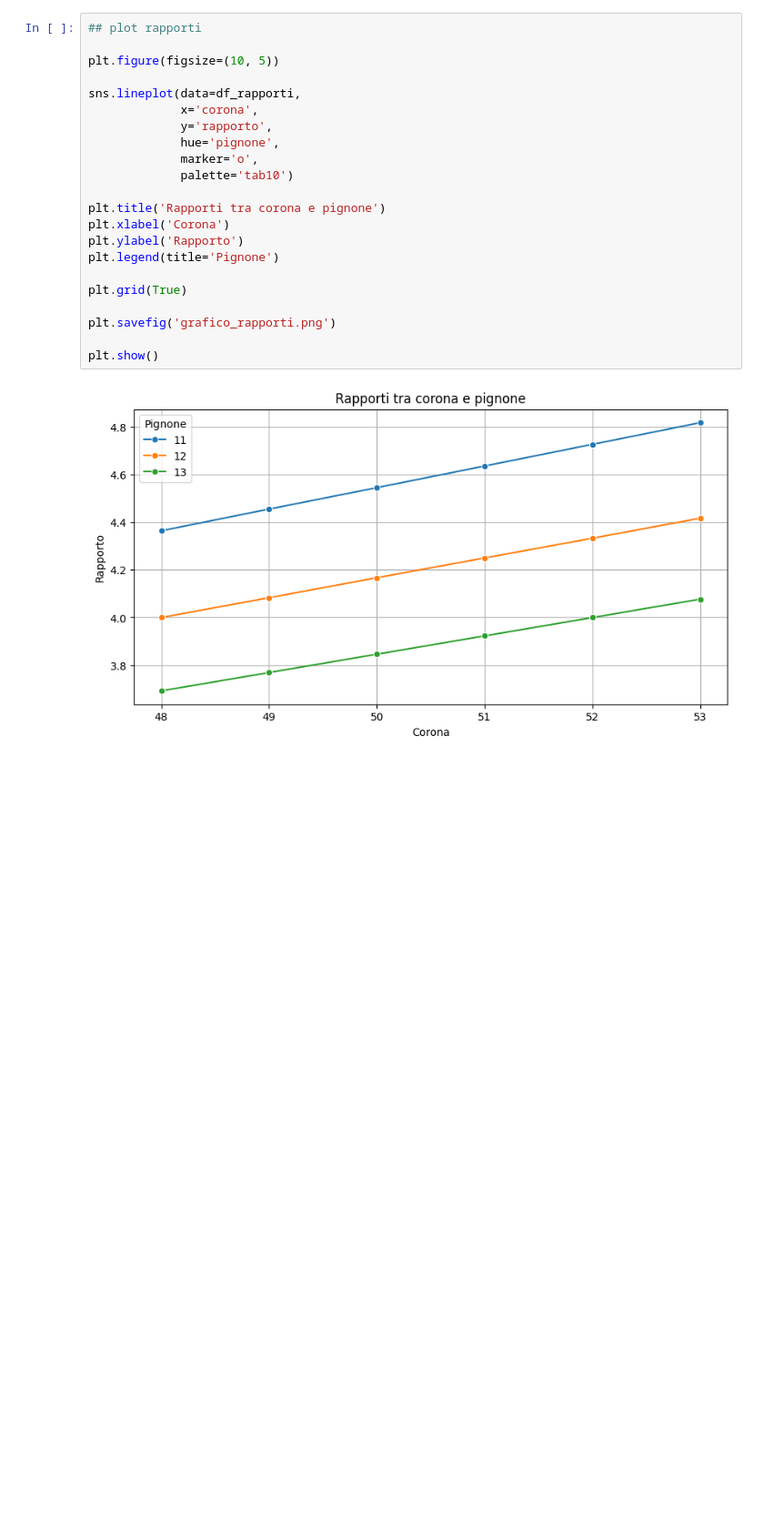
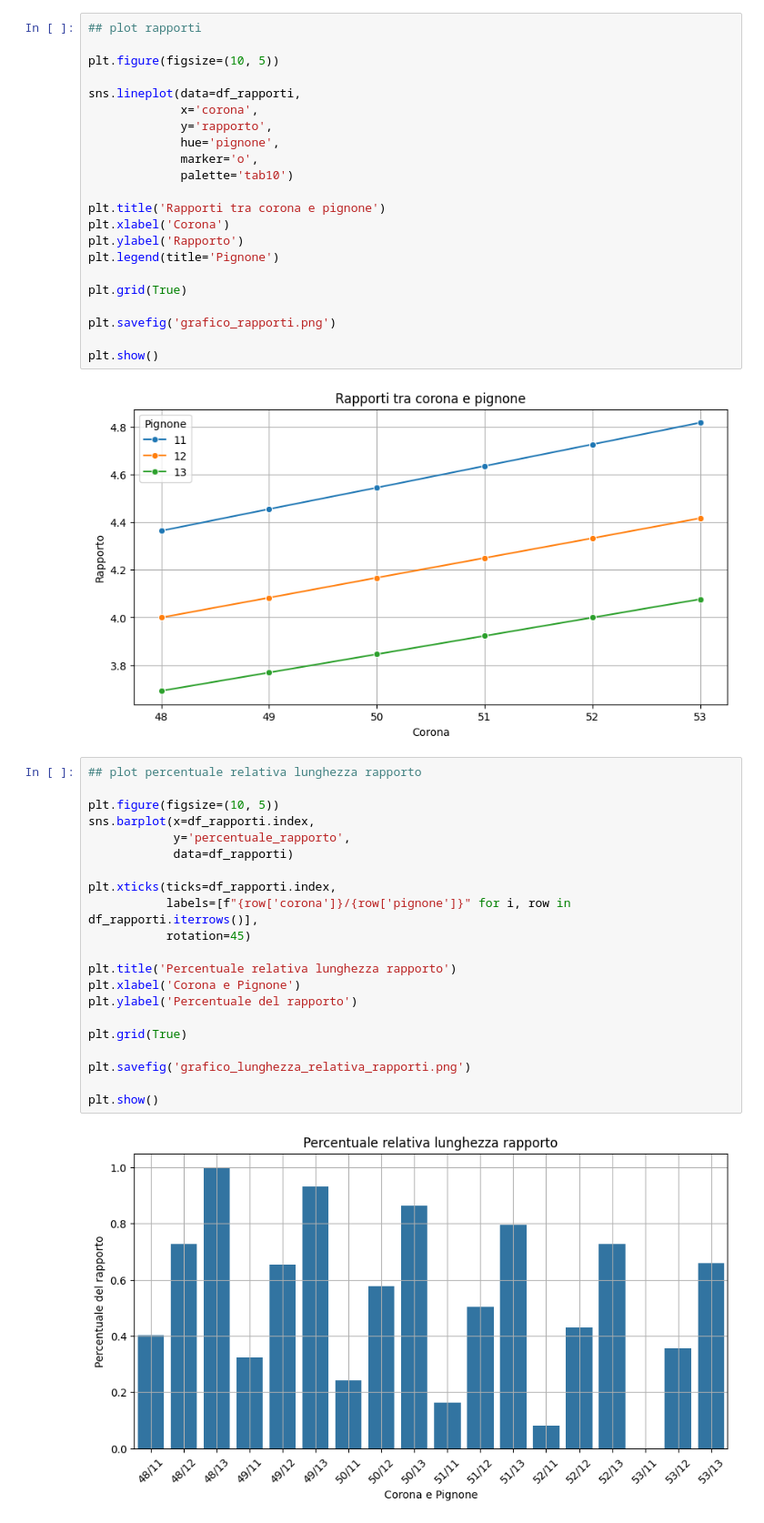
Before and after one commit to thomasmassarutto/rapporti_trasmissione_finale, a Jupyter notebook: rapportotrasmissione.ipynb, the cells around one changed output. Shown at 91% size. Cells and saved outputs as stored; diff of their text form; blank space fills up the shorter version.

Commit message:
grafico lunghezza rapporto

```diff
--- a/rapportotrasmissione.ipynb
+++ b/rapportotrasmissione.ipynb
@@ -86,3 +86,26 @@ plt.savefig('grafico_rapporti.png')
 plt.show()
 # %% [output]
 [figure]
+# %%
+## plot percentuale relativa lunghezza rapporto
+
+plt.figure(figsize=(10, 5))
+sns.barplot(x=df_rapporti.index,
+            y='percentuale_rapporto',
+            data=df_rapporti)
+
+plt.xticks(ticks=df_rapporti.index,
+           labels=[f"{row['corona']}/{row['pignone']}" for i, row in df_rapporti.iterrows()],
+           rotation=45)
+
+plt.title('Percentuale relativa lunghezza rapporto')
+plt.xlabel('Corona e Pignone')
+plt.ylabel('Percentuale del rapporto')
+
+plt.grid(True)
+
+plt.savefig('grafico_lunghezza_relativa_rapporti.png')
+
+plt.show()
+# %% [output]
+[figure, added]
```
Also changed, not shown: parts of 1 cell of this notebook, 1 other file.
